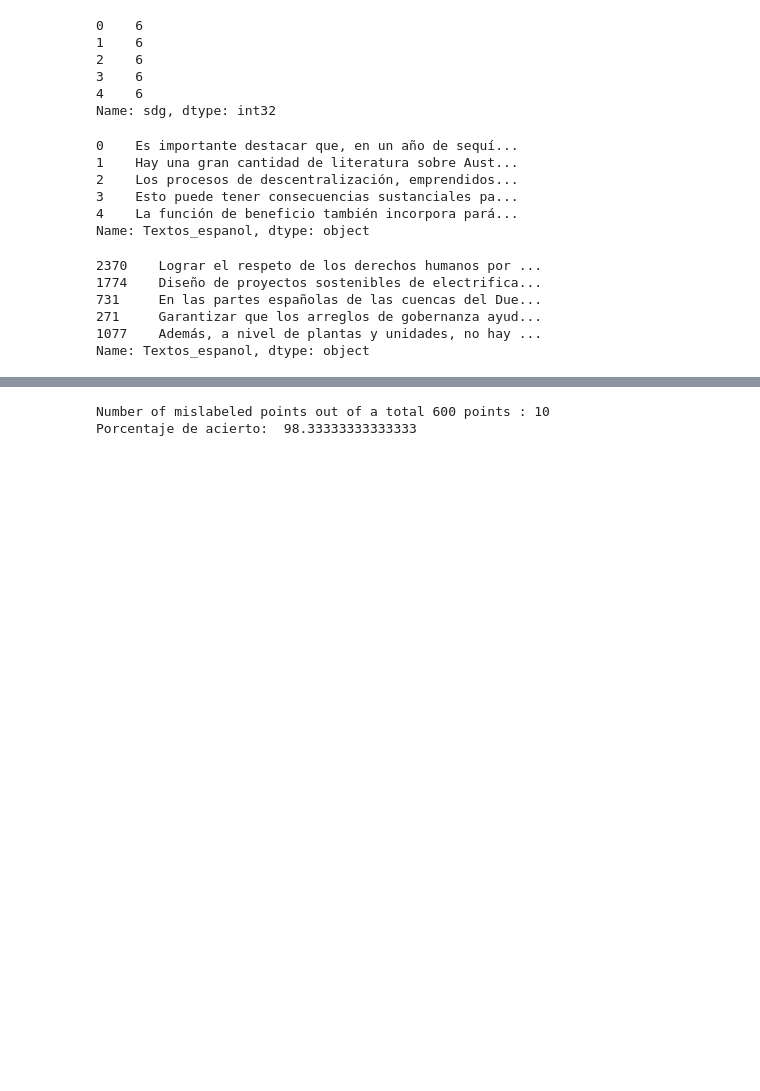
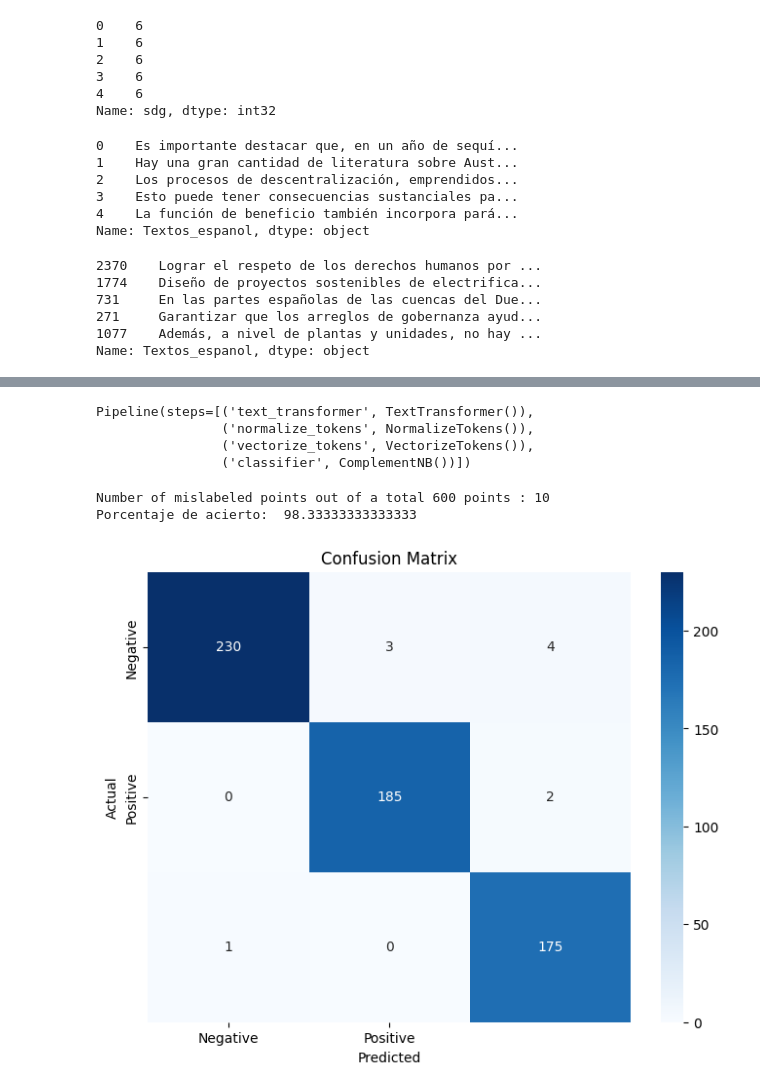
Before and after one commit to ernestocpc/Proyecto1-BI, a Jupyter notebook: contexto.ipynb, the cells around one changed output, grey strips where cells are left out. Drawn from its saved outputs; the diff is of its cells as text; code cells hidden in the pictures; blank space fills up the shorter version.

Commit message:
feat: pipeline ConTexto

```diff
--- a/contexto.ipynb
+++ b/contexto.ipynb
@@ -217,2 +99,0 @@ cnb = ComplementNB()
-# %%
-cnb.fit(X_vector_fila.values.tolist(), Y_train)
@@ -225,0 +129,18 @@ y_pred.shape
+# %%
+"""
+Normalización de datos. Se utiliza la función stem_texto para realizar el stemming de los textos.
+El Stemmer se inicializa antes con el objetivo de que no se cree uno nuevo por cada texto.
+"""
+class NormalizeTokens(BaseEstimator, TransformerMixin):
+
+    def fit(self, X, y=None):
+        self.stemmer = Stemmer(lenguaje='español')
+        return self
+
+    def transform(self, X):
+        X = X.apply(lambda x: self.normalize_text(x))
+        return X
+
+    def normalize_text(self, texto):
+        texto = stem_texto(texto=texto, stemmer=self.stemmer)
+        return texto
@@ -226,2 +174,21 @@ y_pred.shape
+# %%
+# Entrenamiento y construcción del modelo.
+pipeline = Pipeline(
+    [
+        ("text_transformer", TextTransformer()),
+        ("normalize_tokens", NormalizeTokens()),
+        ("vectorize_tokens", VectorizeTokens()),
+        ("classifier", ComplementNB()) # 6. Modelo Clasificador #1 - Complement Naive Bayes (CNB)
+    ]
+)
+pipeline.fit(X_train, Y_train)
+# %% [output]
+Pipeline(steps=[('text_transformer', TextTransformer()),
+                ('normalize_tokens', NormalizeTokens()),
+                ('vectorize_tokens', VectorizeTokens()),
+                ('classifier', ComplementNB())])
+# %%
+# Evaluación del modelo con los datos de prueba.
+y_pred = pipeline.predict(X_test)
 # %%
 print("Number of mislabeled points out of a total %d points : %d"
@@ -230,3 +197,16 @@ print("Porcentaje de acierto: ", (Y_test == y_pred).sum() / Y_test.shape[0] * 10
 # %% [output]
 Number of mislabeled points out of a total 600 points : 10
 Porcentaje de acierto:  98.33333333333333
+# %%
+# Calculate the confusion matrix
+conf_matrix = confusion_matrix(Y_test, y_pred)
+
+# Create a heatmap of the confusion matrix
+plt.figure(figsize=(8, 6))
+sns.heatmap(conf_matrix, annot=True, fmt='d', cmap='Blues', xticklabels=['Negative', 'Positive'], yticklabels=['Negative', 'Positive'])
+plt.xlabel('Predicted')
+plt.ylabel('Actual')
+plt.title('Confusion Matrix')
+plt.show()
+# %% [output]
+[figure, added]
```
Also changed, not shown: parts of 33 cells of this notebook, 1 other file.
